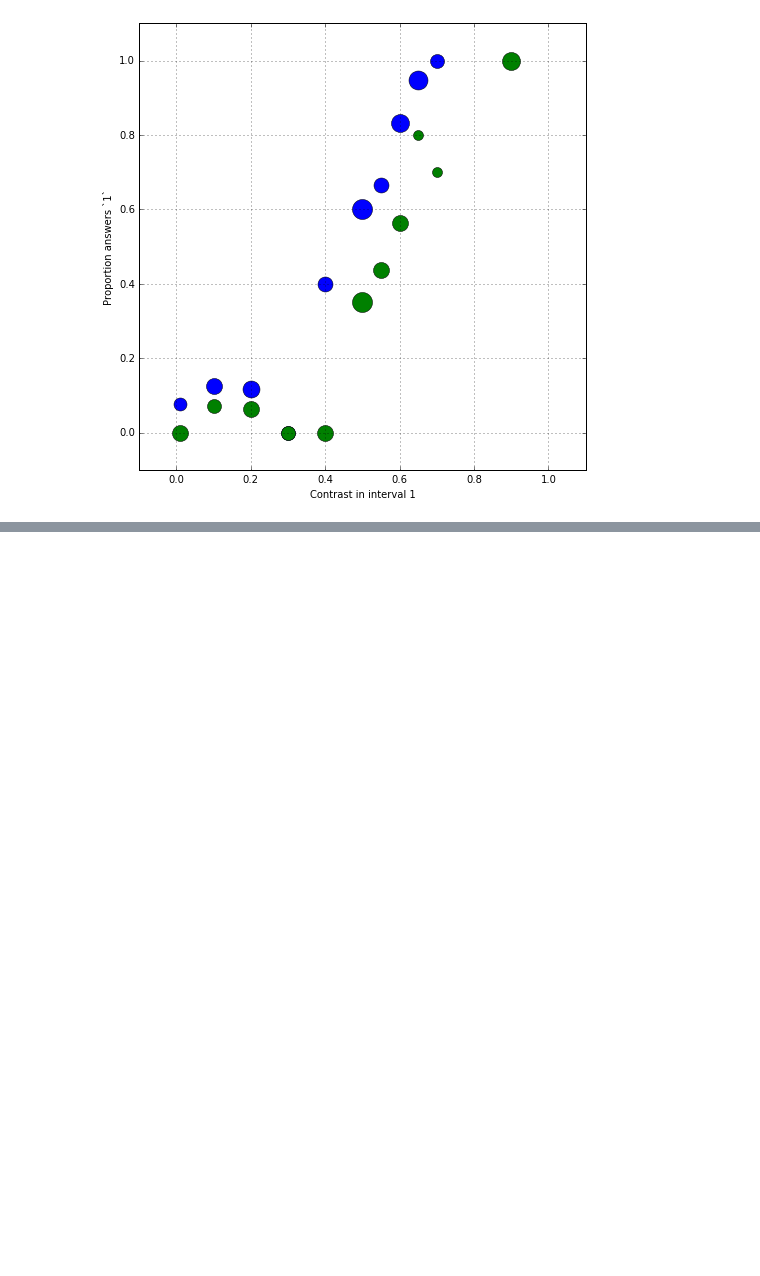
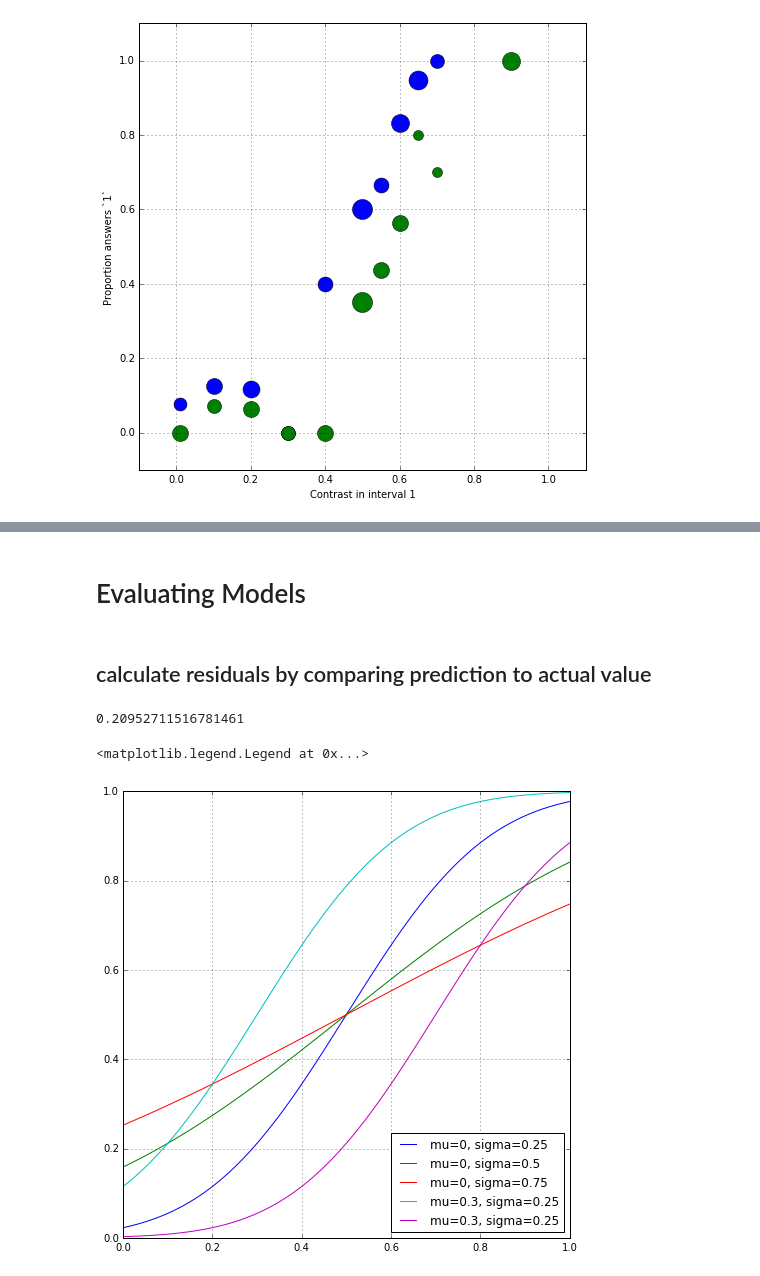
Before and after one commit to emilyhalket/scipy_optimize_workshop, a Jupyter notebook: scipy.optimize workshop 2.19.16.ipynb, the cells around one changed output, grey strips where cells are left out. Saved outputs shown, nothing was run; the diff lists cells and outputs as text; code cells hidden in the pictures; blank space fills up the shorter version.

```diff
--- a/scipy.optimize workshop 2.19.16.ipynb
+++ b/scipy.optimize workshop 2.19.16.ipynb
@@ -83,0 +113,8 @@ fig.set_size_inches([8,8])
+# %% [markdown]
+# Evaluating Models
+# %% [markdown]
+## calculate residuals by comparing prediction to actual value
+# %%
+np.sum((pred_ortho_y - y_ortho)**2) #Sum Square Error
+# %% [output]
+0.20952711516781461
@@ -83,0 +124,46 @@ fig.set_size_inches([8,8])
+# %%
+from scipy import special
+def cumgauss(x, mu, sigma):
+    """
+    The cumulative Gaussian at x, for the distribution with mean mu and
+    standard deviation sigma.
+
+    Parameters
+    ----------
+    x : float or array
+       The values of x over which to evaluate the cumulative Gaussian function
+
+    mu : float
+       The mean parameter. Determines the x value at which the y value is 0.5
+
+    sigma : float
+       The variance parameter. Determines the slope of the curve at the point of
+       Deflection
+
+    Returns
+    -------
+
+    Notes
+    -----
+    Based on:
+    http://en.wikipedia.org/wiki/Normal_distribution#Cumulative_distribution_function
+
+    """
+    return 0.5 * (1 + special.erf((x-mu)/(np.sqrt(2)*sigma)))
+# %%
+x = np.linspace(0,1,100)
+# %%
+fig, ax = plt.subplots(1)
+ax.plot(x, cumgauss(x, 0.5, 0.25), label='mu=0, sigma=0.25')
+ax.plot(x, cumgauss(x, 0.5, 0.5), label='mu=0, sigma=0.5')
+ax.plot(x, cumgauss(x, 0.5, 0.75), label='mu=0, sigma=0.75')
+ax.plot(x, cumgauss(x, 0.3, 0.25), label='mu=0.3, sigma=0.25')
+ax.plot(x, cumgauss(x, 0.7, 0.25), label='mu=0.3, sigma=0.25')
+#ax.set_ylim([-0.1, 1.1])
+#ax.set_xlim([-0.1, 1.1])
+ax.grid('on')
+fig.set_size_inches([8,8])
+plt.legend(loc='lower right')
+# %% [output]
+<matplotlib.legend.Legend at 0x...>
+[figure, added]
```
Also changed, not shown: parts of 42 cells of this notebook.
